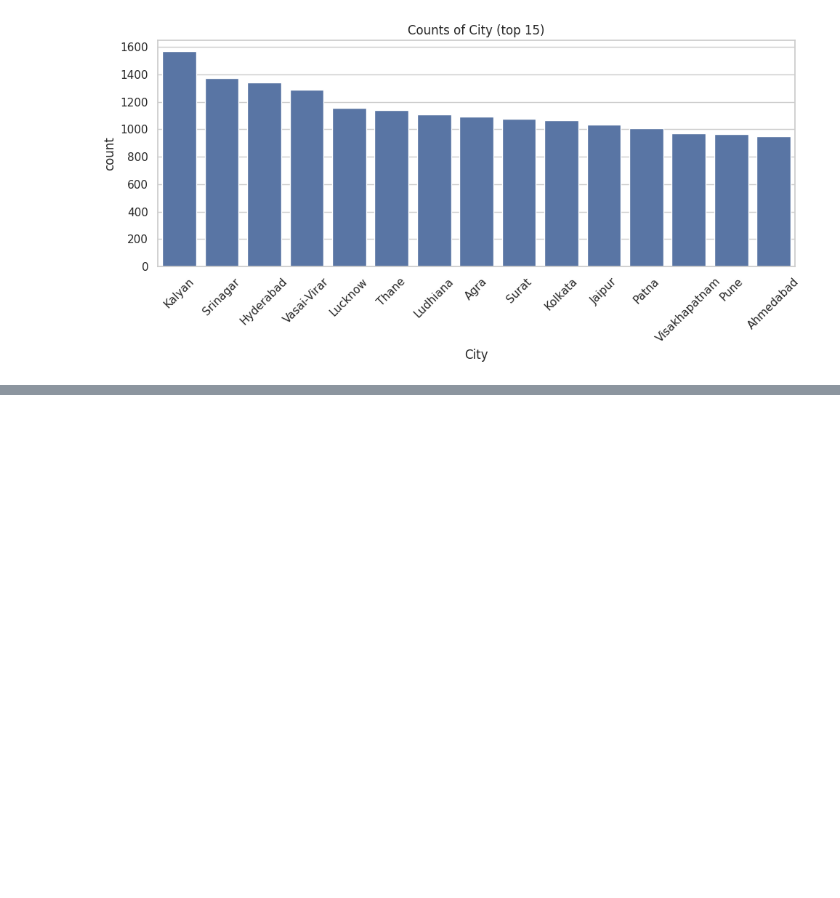
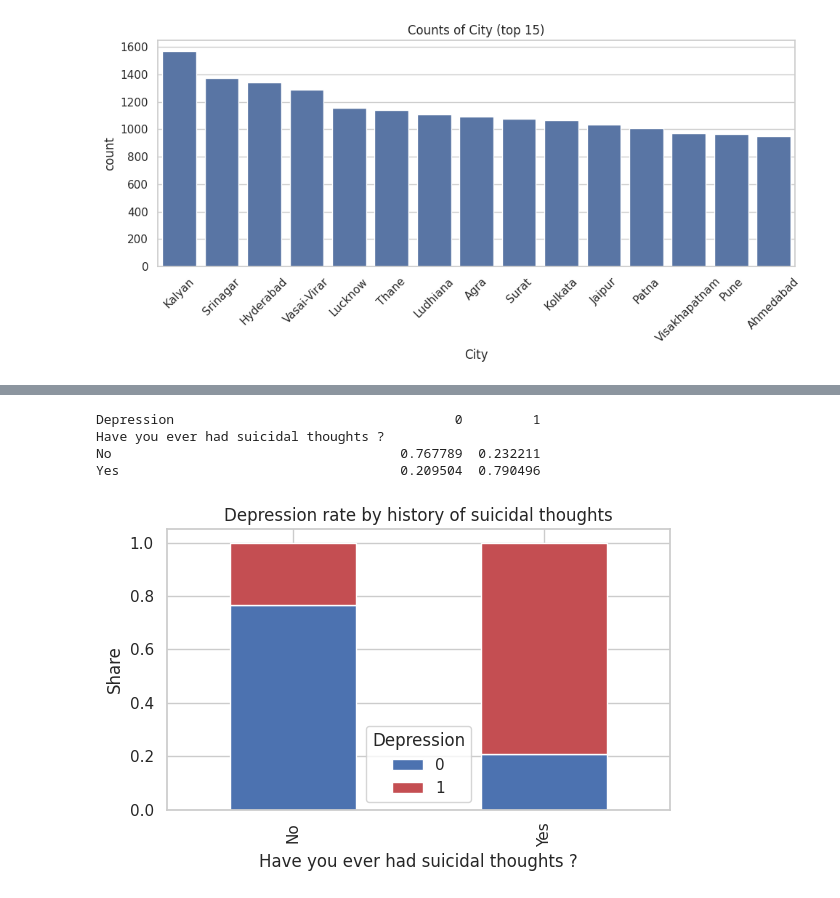
Before and after one commit to JakBialas/Student-Depression-Analysis, a Jupyter notebook: notebooks/01_eda.ipynb, the cells around one changed output, grey strips where cells are left out. Saved outputs shown, nothing was run; the diff lists cells and outputs as text; code cells hidden in the pictures; blank space fills up the shorter version.

```diff
--- a/notebooks/01_eda.ipynb
+++ b/notebooks/01_eda.ipynb
@@ -154,0 +206,16 @@ plt.show()
+# %%
+ct = pd.crosstab(df["Have you ever had suicidal thoughts ?"], df["Depression"], normalize="index")
+print(ct)
+fig, ax = plt.subplots(figsize=(6, 4))
+ct.plot(kind="bar", stacked=True, ax=ax, color=["#4C72B0", "#C44E52"])
+ax.set_title("Depression rate by history of suicidal thoughts")
+ax.set_ylabel("Share")
+fig.tight_layout()
+save_fig(fig, "01_suicidal_vs_depression", figures_dir="../reports/figures")
+plt.show()
+# %% [output]
+Depression                                    0         1
+Have you ever had suicidal thoughts ?
+No                                     0.767789  0.232211
+Yes                                    0.209504  0.790496
+[figure, added]
```
Also changed, not shown: parts of 5 cells of this notebook, 5 other files.
